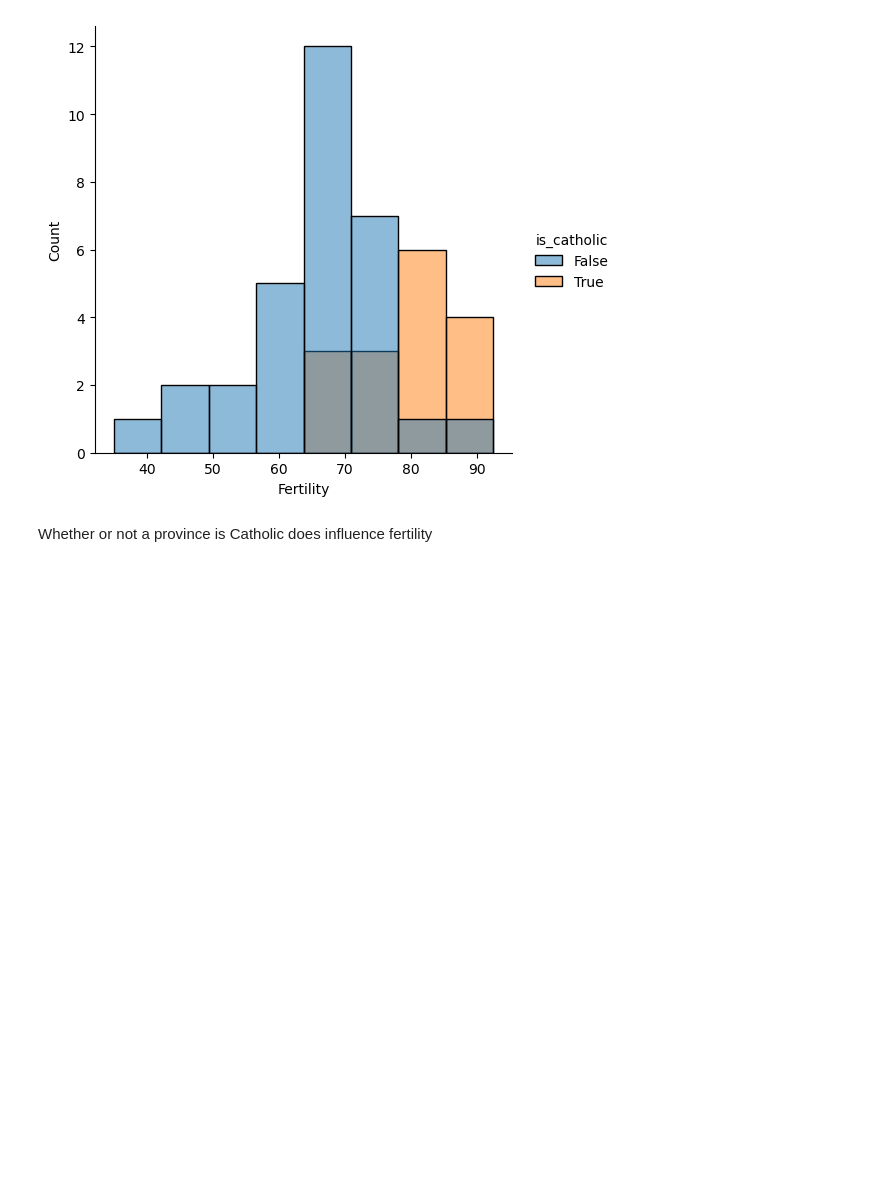
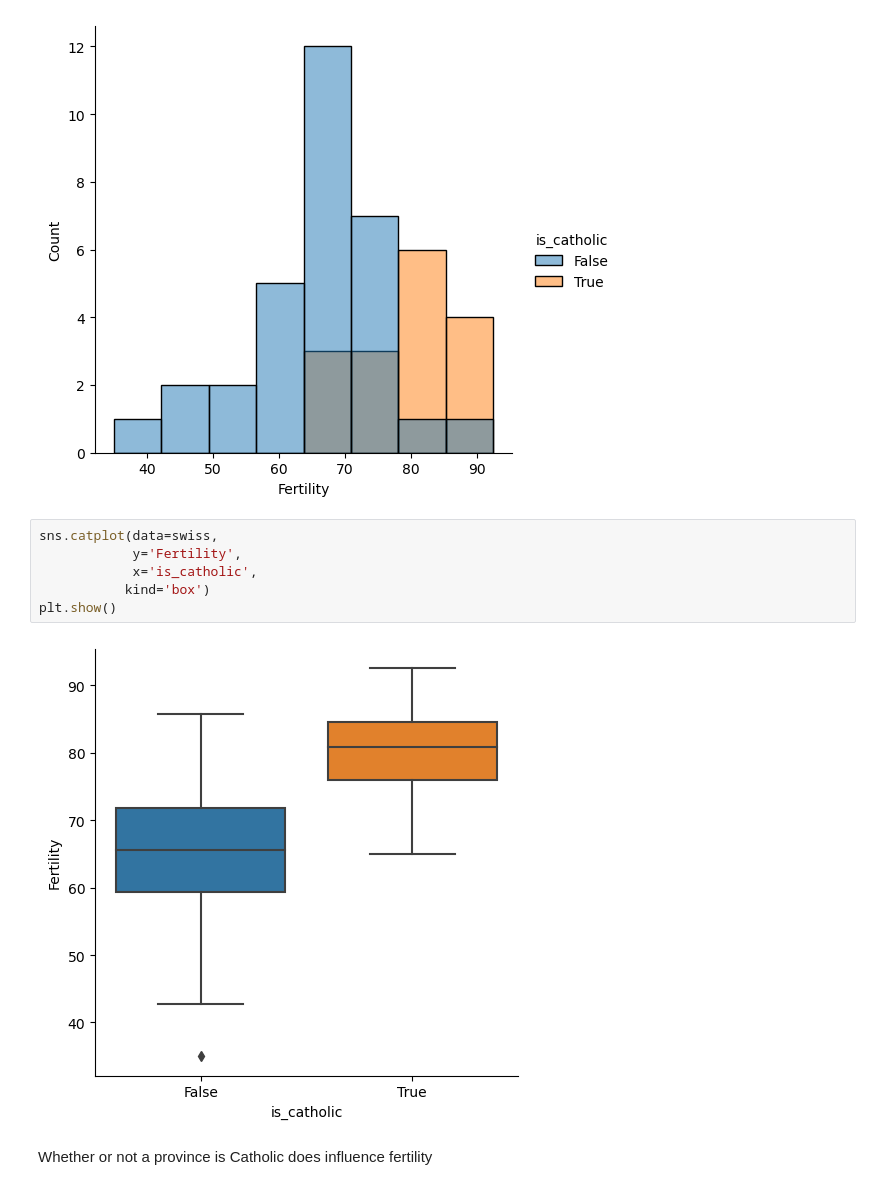
Before and after one commit to Adam-Harris87/numpy-pandas-visualization-exercises, a Jupyter notebook: seaborn_exercises.ipynb, the cells around one changed output. Cells and saved outputs as stored; diff of their text form; blank space fills up the shorter version.

```diff
--- a/seaborn_exercises.ipynb
+++ b/seaborn_exercises.ipynb
@@ -217,6 +237,14 @@ sns.displot(data=swiss,
 plt.show()
 # %% [output]
 [figure]
+# %%
+sns.catplot(data=swiss,
+            y='Fertility',
+            x='is_catholic',
+           kind='box')
+plt.show()
+# %% [output]
+[figure, added]
 # %% [markdown]
 Whether or not a province is Catholic does influence fertility
 # %% [markdown]
```
Also changed, not shown: parts of 12 cells of this notebook.
